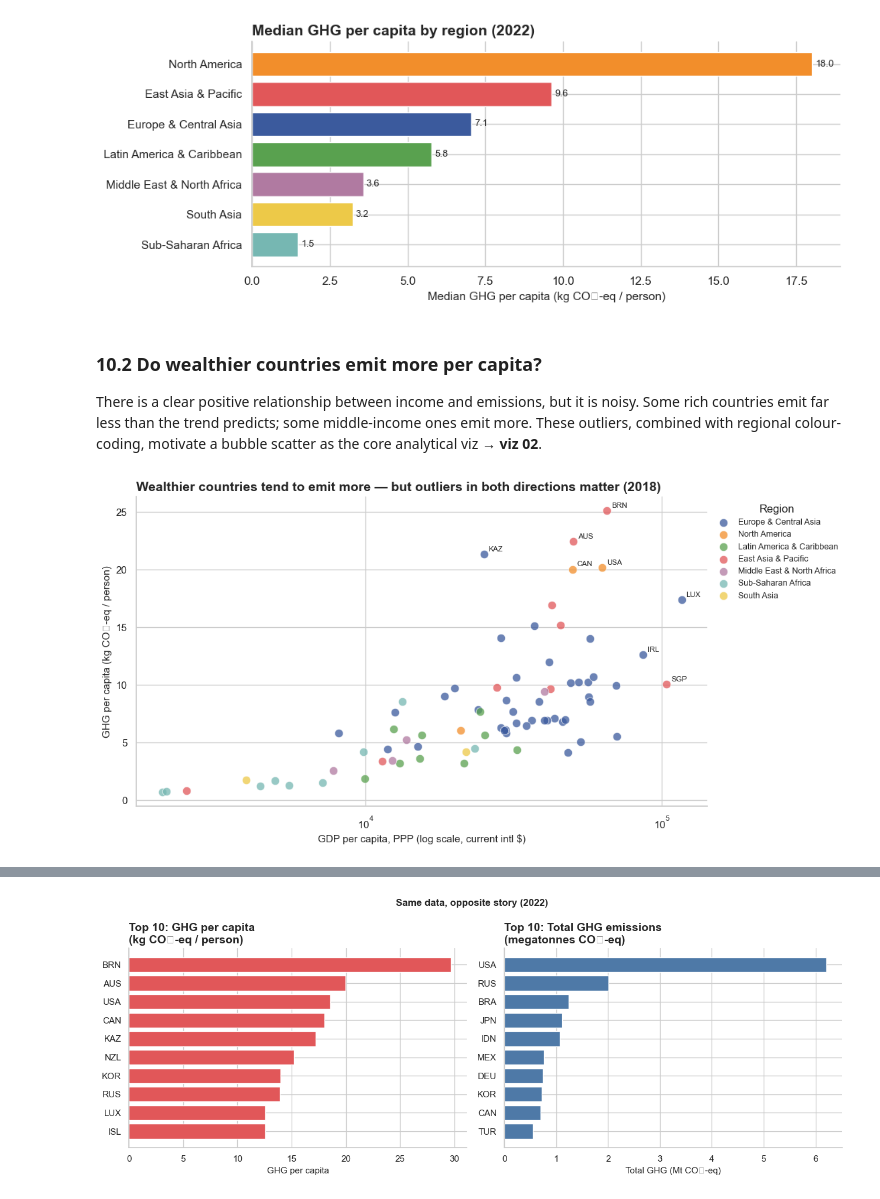
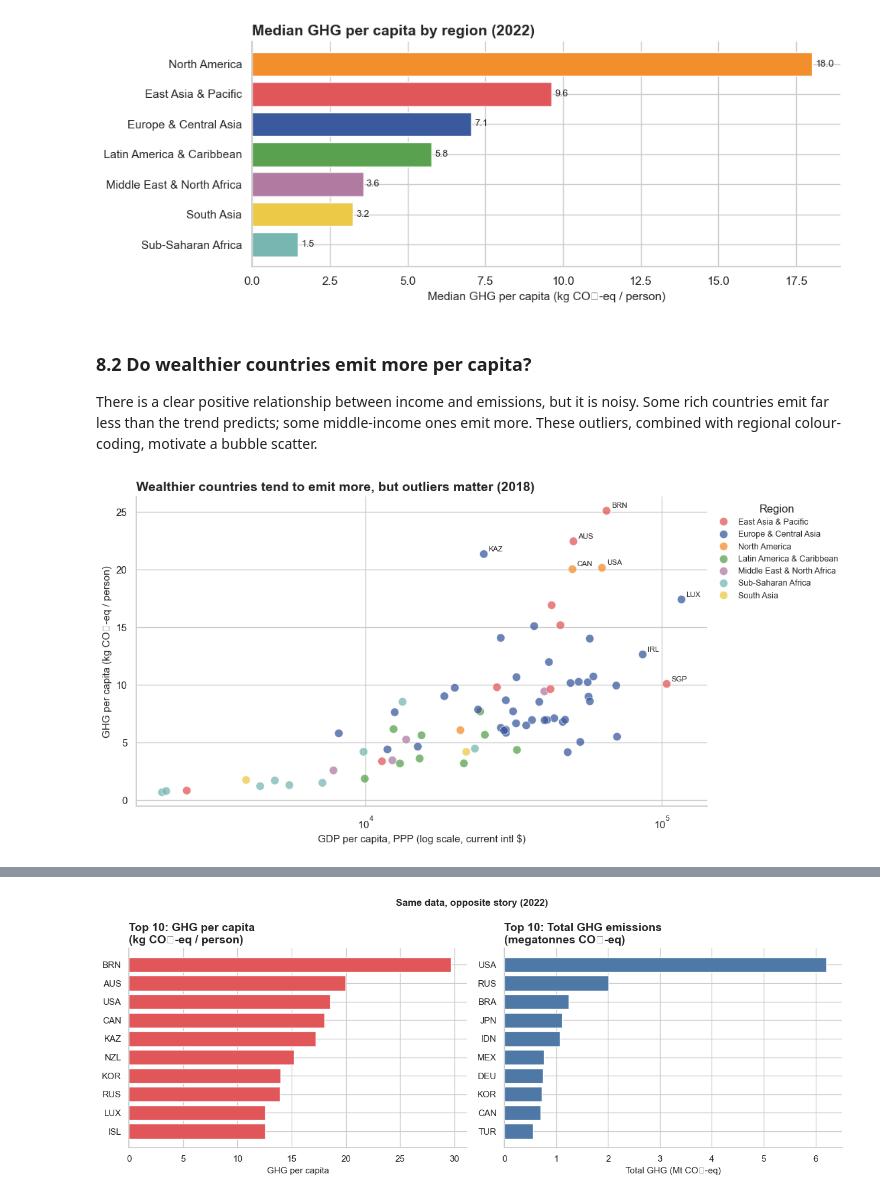
Before and after one commit to mtorella/Data-Visualization-2026, a Jupyter notebook: preprocessing.ipynb, the cells around one changed output, grey strips where cells are left out. Saved outputs shown, nothing was run; the diff lists cells and outputs as text; code cells hidden in the pictures.

```diff
--- a/preprocessing.ipynb
+++ b/preprocessing.ipynb
@@ -620,37 +561,32 @@ plt.tight_layout()
 # %% [output]
 [figure]
 # %% [markdown]
-### 10.2  Do wealthier countries emit more per capita?
+### 8.2  Do wealthier countries emit more per capita?
 
-There is a clear positive relationship between income and emissions, but it is noisy. Some rich countries emit far less than the trend predicts; some middle-income ones emit more. These outliers, combined with regional colour-coding, motivate a bubble scatter as the core analytical viz → **viz 02**.
+There is a clear positive relationship between income and emissions, but it is noisy. Some rich countries emit far less than the trend predicts; some middle-income ones emit more. These outliers, combined with regional colour-coding, motivate a bubble scatter.
 # %%
 data_2018 = df_panel[df_panel['year'] == 2018].dropna(
     subset=['gdp_per_capita_ppp', 'ghg_per_capita'])
 
 fig, ax = plt.subplots(figsize=(11, 6))
-for region, color in region_colors.items():
-    sub = data_2018[data_2018['region'] == region]
-    ax.scatter(sub['gdp_per_capita_ppp'], sub['ghg_per_capita'],
-               c=color, label=region, alpha=0.75, s=80,
-               edgecolors='white', linewidths=0.6)
+
+sns.scatterplot(data=data_2018, x='gdp_per_capita_ppp', y='ghg_per_capita',
+                hue='region', palette=region_colors,
+                alpha=0.75, s=80, edgecolor='white', linewidth=0.6, ax=ax)
 
 ax.set_xscale('log')
-
-annots = pd.concat([
-    data_2018.nlargest(5, 'ghg_per_capita'),
-    data_2018.nlargest(3, 'gdp_per_capita_ppp')
-]).drop_duplicates()
-for _, row in annots.iterrows():
-    ax.annotate(row['iso3'],
-                (row['gdp_per_capita_ppp'], row['ghg_per_capita']),
-                fontsize=8, xytext=(5, 3), textcoords='offset points')
-
 ax.set_xlabel('GDP per capita, PPP (log scale, current intl $)')
 ax.set_ylabel('GHG per capita (kg CO₂-eq / person)')
-ax.set_title(
-    'Wealthier countries tend to emit more — but outliers in both directions matter (2018)',
-    fontweight='bold', loc='left')
+ax.set_title('Wealthier countries tend to emit more, but outliers matter (2018)',
+             fontweight='bold', loc='left')
 ax.legend(title='Region', fontsize=9, frameon=False, bbox_to_anchor=(1, 1))
 ax.spines[['top', 'right']].set_visible(False)
+
+# Annotate top emitters and richest countries
+for _, row in pd.concat([data_2018.nlargest(5, 'ghg_per_capita'),
+                         data_2018.nlargest(3, 'gdp_per_capita_ppp')
+                         ]).drop_duplicates().iterrows():
+    ax.annotate(row['iso3'], (row['gdp_per_capita_ppp'], row['ghg_per_capita']),
+                fontsize=8, xytext=(5, 3), textcoords='offset points')
 # %% [output]
-[figure, old version]
+[figure, new version]
```
Also changed, not shown: parts of 22 cells of this notebook, 1 other file.
